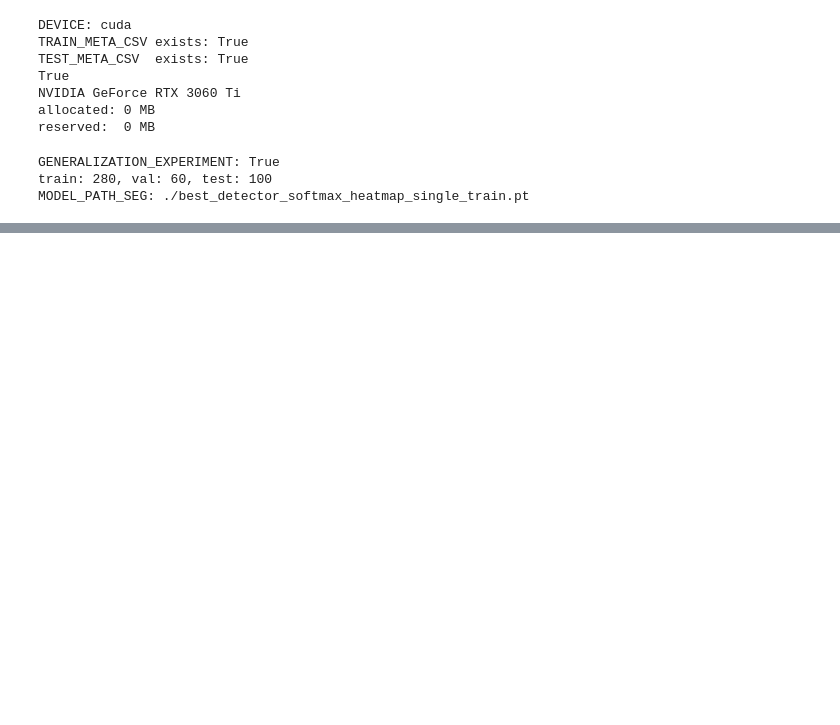
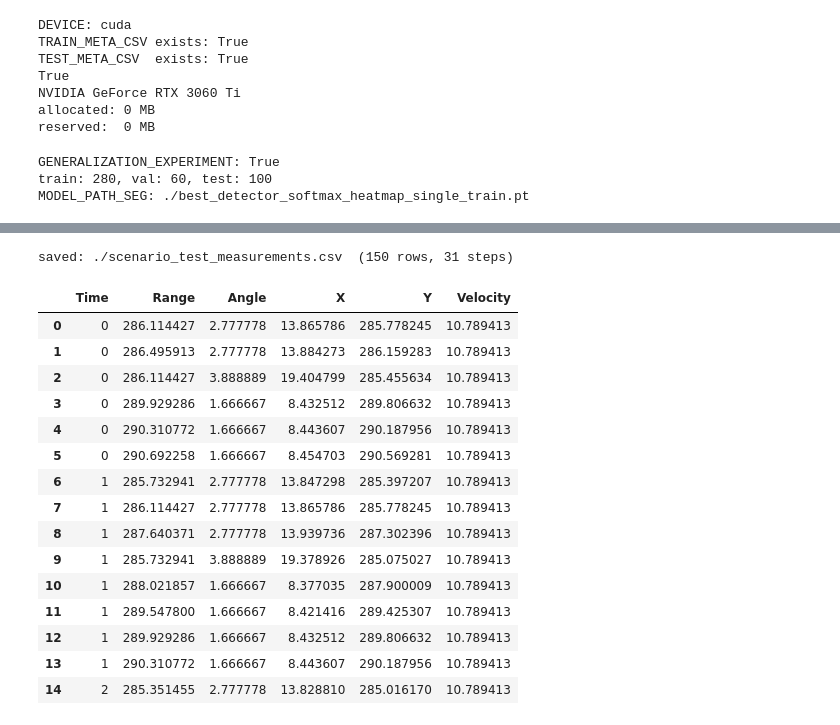
Before and after one commit to kousukeyamakubo/study, a Jupyter notebook: 400MHz変更用/check.ipynb, the cells around one changed output, grey strips where cells are left out. Saved outputs shown, nothing was run; the diff lists cells and outputs as text; code cells hidden in the pictures; blank space fills up the shorter version.

```diff
--- a/400MHz変更用/check.ipynb
+++ b/400MHz変更用/check.ipynb
@@ -26,6 +26,7 @@ LR         = 1e-4
 
 D_TOL = 2
 R_TOL = 3
+A_TOL = 1  # 角度ビン許容誤差: ±1ch (角度グリッド間隔 ~1.1度)
 
 print("DEVICE:", DEVICE)
 print("TRAIN_META_CSV exists:", os.path.exists(TRAIN_META_CSV))
@@ -598,0 +798,69 @@ for (lo, hi), label in zip(bins, labels):
+# %%
+# ===== シナリオテスト検出結果を measurements_0.csv 形式で出力 =====
+# rows_sc_seg の検出インデックス (ch, d, r) を物理量に変換してCSV保存
+# フォーマット: Time, Range, Angle, X, Y, Velocity
+# 同一タイムステップに複数検出がある場合は同じ Time の行を複数出力
+# 検出なしのタイムステップは Range〜Velocity を空欄で出力
+
+# --- レーダーパラメータ (Radar_setting と同値) ---
+_TC           = 2.545e-9         # サンプリング時間 [s]
+_C            = 299792458.0      # 光速 [m/s]
+_F_CARRIER    = 28e9             # キャリア周波数 [Hz]
+_T_SYM        = 5.575e-6         # シンボル時間 [s]
+_N_CHIRP      = 89               # チャープ数（ドップラービン数）
+_RANGE_OFFSET = 620              # レンジビン 0 に対応するサンプルオフセット
+
+_LAM      = _C / _F_CARRIER                     # 波長 [m]
+RANGE_RES = _C * _TC / 2.0                      # レンジ分解能 [m/bin]
+VEL_RES   = _LAM / (2.0 * _T_SYM * _N_CHIRP)   # 速度分解能 [m/s per bin]
+
+
+def det_to_physical(ch, d_idx, r_idx):
+    """検出インデックス (ch, d, r) → (Range_m, Angle_deg, X, Y, Velocity_mps)
+    X: クロスレンジ方向 [m], Y: ダウンレンジ方向 [m]
+    ドップラー折り返し: d_idx > N_CHIRP//2 は負速度として扱う
+    """
+    range_m   = (r_idx + _RANGE_OFFSET) * RANGE_RES
+    angle_deg = float(FIXED_ANGLES[ch])
+    angle_rad = np.radians(angle_deg)
+    x         = range_m * np.sin(angle_rad)
+    y         = range_m * np.cos(angle_rad)
+    eff_d     = d_idx - _N_CHIRP if d_idx > _N_CHIRP // 2 else d_idx
+    velocity  = eff_d * VEL_RES
+    return range_m, angle_deg, x, y, velocity
+
+
+SC_MEAS_CSV = "./scenario_test_measurements.csv"
+csv_rows = []
+for entry in rows_sc_seg:
+    t    = entry["step"]
+    dets = entry["cy_dets"] + entry["ve_dets"]  # cy と ve をまとめて記録
+    if len(dets) == 0:
+        csv_rows.append({"Time": t, "Range": "", "Angle": "", "X": "", "Y": "", "Velocity": ""})
+    else:
+        for (ch, d, r) in dets:
+            rng, ang, x, y, vel = det_to_physical(ch, d, r)
+            csv_rows.append({"Time": t, "Range": rng, "Angle": ang, "X": x, "Y": y, "Velocity": vel})
+
+sc_meas_df = pd.DataFrame(csv_rows, columns=["Time", "Range", "Angle", "X", "Y", "Velocity"])
+sc_meas_df.to_csv(SC_MEAS_CSV, index=False)
+print(f"saved: {SC_MEAS_CSV}  ({len(sc_meas_df)} rows, {len(rows_sc_seg)} steps)")
+display(sc_meas_df.head(15))
+# %% [output]
+saved: ./scenario_test_measurements.csv  (150 rows, 31 steps)
+|  | Time | Range | Angle | X | Y | Velocity |
+| 0 | 0 | 286.114427 | 2.777778 | 13.865786 | 285.778245 | 10.789413 |
+| 1 | 0 | 286.495913 | 2.777778 | 13.884273 | 286.159283 | 10.789413 |
+| 2 | 0 | 286.114427 | 3.888889 | 19.404799 | 285.455634 | 10.789413 |
+| 3 | 0 | 289.929286 | 1.666667 | 8.432512 | 289.806632 | 10.789413 |
+| 4 | 0 | 290.310772 | 1.666667 | 8.443607 | 290.187956 | 10.789413 |
+| 5 | 0 | 290.692258 | 1.666667 | 8.454703 | 290.569281 | 10.789413 |
+| 6 | 1 | 285.732941 | 2.777778 | 13.847298 | 285.397207 | 10.789413 |
+| 7 | 1 | 286.114427 | 2.777778 | 13.865786 | 285.778245 | 10.789413 |
+| 8 | 1 | 287.640371 | 2.777778 | 13.939736 | 287.302396 | 10.789413 |
+| 9 | 1 | 285.732941 | 3.888889 | 19.378926 | 285.075027 | 10.789413 |
+| 10 | 1 | 288.021857 | 1.666667 | 8.377035 | 287.900009 | 10.789413 |
+| 11 | 1 | 289.547800 | 1.666667 | 8.421416 | 289.425307 | 10.789413 |
+| 12 | 1 | 289.929286 | 1.666667 | 8.432512 | 289.806632 | 10.789413 |
+| 13 | 1 | 290.310772 | 1.666667 | 8.443607 | 290.187956 | 10.789413 |
+| 14 | 2 | 285.351455 | 2.777778 | 13.828810 | 285.016170 | 10.789413 |
```
Also changed, not shown: parts of 7 cells of this notebook, 8 other files.
